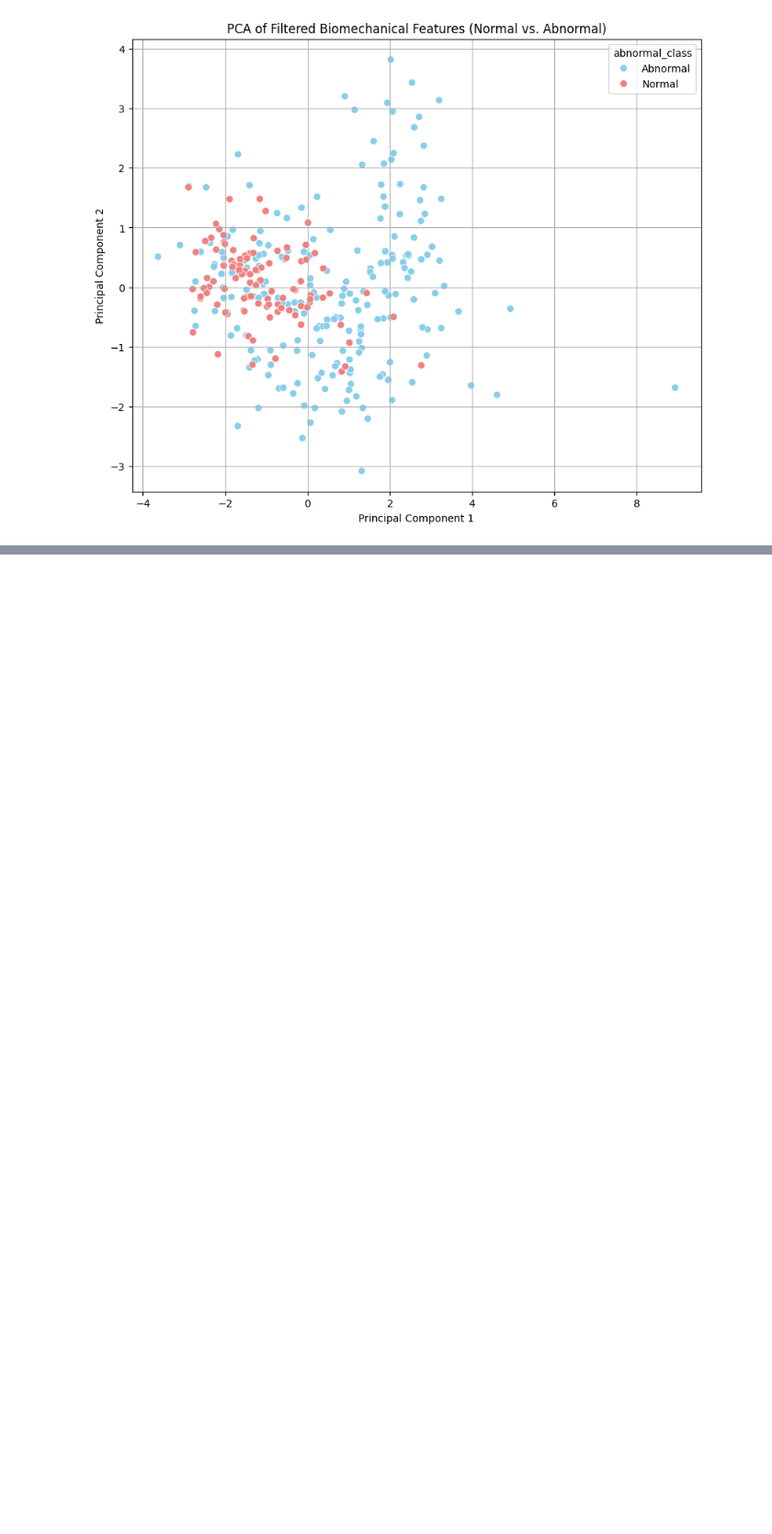
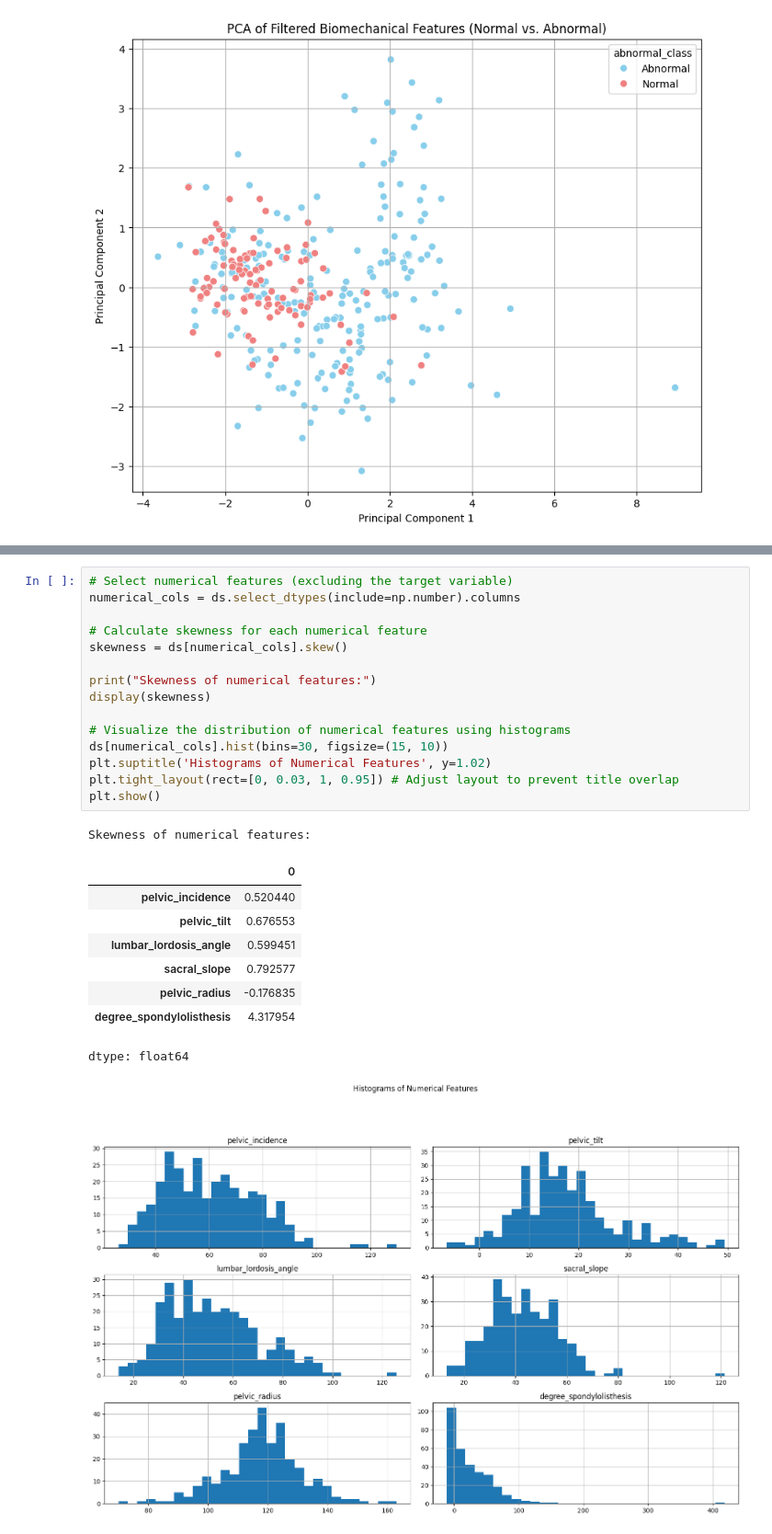
Before and after one commit to jackiecwv/SDS-CP033-spinescope, a Jupyter notebook: submissions/team-members/hanan-ak/SpineScope.ipynb, the cells around one changed output, grey strips where cells are left out. Shown at 92% size. Drawn from its saved outputs; the diff is of its cells as text; blank space fills up the shorter version.

```diff
--- a/submissions/team-members/hanan-ak/SpineScope.ipynb
+++ b/submissions/team-members/hanan-ak/SpineScope.ipynb
@@ -312,0 +446,26 @@ Based on the EDA performed:
+# %%
+# Select numerical features (excluding the target variable)
+numerical_cols = ds.select_dtypes(include=np.number).columns
+
+# Calculate skewness for each numerical feature
+skewness = ds[numerical_cols].skew()
+
+print("Skewness of numerical features:")
+display(skewness)
+
+# Visualize the distribution of numerical features using histograms
+ds[numerical_cols].hist(bins=30, figsize=(15, 10))
+plt.suptitle('Histograms of Numerical Features', y=1.02)
+plt.tight_layout(rect=[0, 0.03, 1, 0.95]) # Adjust layout to prevent title overlap
+plt.show()
+# %% [output]
+Skewness of numerical features:
+|  | 0 |
+| pelvic_incidence | 0.520440 |
+| pelvic_tilt | 0.676553 |
+| lumbar_lordosis_angle | 0.599451 |
+| sacral_slope | 0.792577 |
+| pelvic_radius | -0.176835 |
+| degree_spondylolisthesis | 4.317954 |
+dtype: float64
+[figure, added]
```
Also changed, not shown: parts of 9 cells of this notebook, 8 other files.
